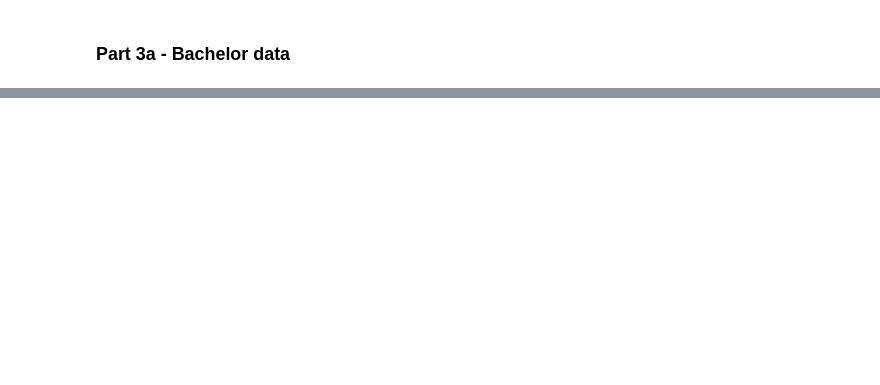
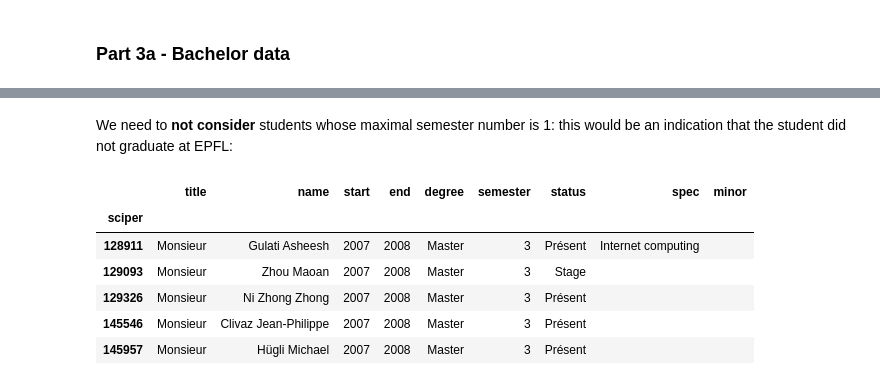
Before and after one commit to mukel/Homework, a Jupyter notebook: 02 - Data from the Web/hw_merge.ipynb, the cells around one changed output, grey strips where cells are left out. Saved outputs shown, nothing was run; the diff lists cells and outputs as text; code cells hidden in the pictures; blank space fills up the shorter version.

```diff
--- a/02 - Data from the Web/hw_merge.ipynb
+++ b/02 - Data from the Web/hw_merge.ipynb
@@ -210,0 +282,13 @@ There were 397 students in BA1 and thereafter in BA6 over the years
+# %% [markdown]
+We need to <b>not consider</b> students whose maximal semester number is 1: this would be an indication that the student did not graduate at EPFL:
+# %%
+ma_last = ma_last[ma_last.semester != 1]
+ma_last.sort_index().head(5)
+# %% [output]
+|  | title | name | start | end | degree | semester | status | spec | minor |
+| sciper |  |  |  |  |  |  |  |  |  |
+| 128911 | Monsieur | Gulati Asheesh | 2007 | 2008 | Master | 3 | Présent | Internet computing |  |
+| 129093 | Monsieur | Zhou Maoan | 2007 | 2008 | Master | 3 | Stage |  |  |
+| 129326 | Monsieur | Ni Zhong Zhong | 2007 | 2008 | Master | 3 | Présent |  |  |
+| 145546 | Monsieur | Clivaz Jean-Philippe | 2007 | 2008 | Master | 3 | Présent |  |  |
+| 145957 | Monsieur | Hügli Michael | 2007 | 2008 | Master | 3 | Présent |  |  |
```
Also changed, not shown: parts of 40 cells of this notebook.
